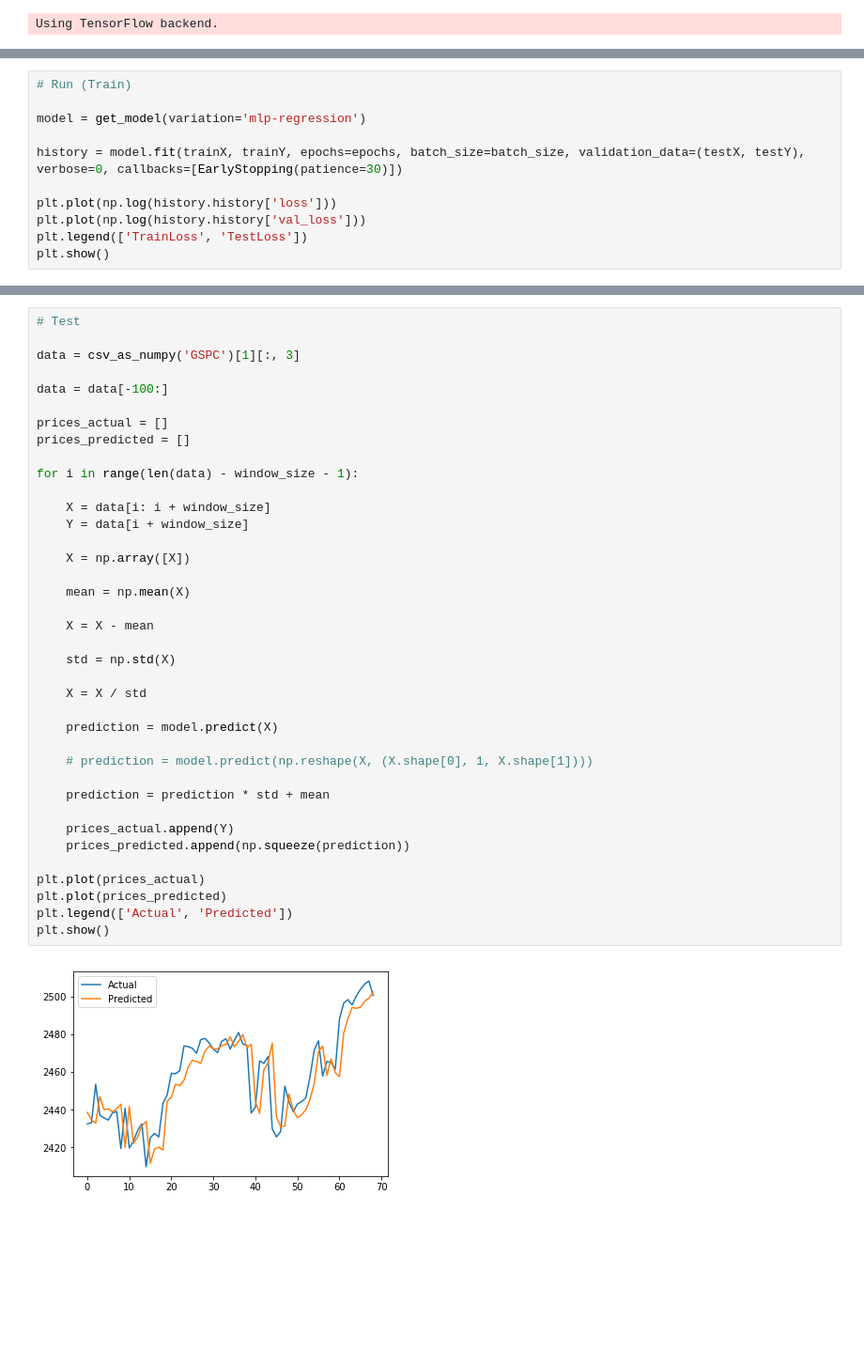
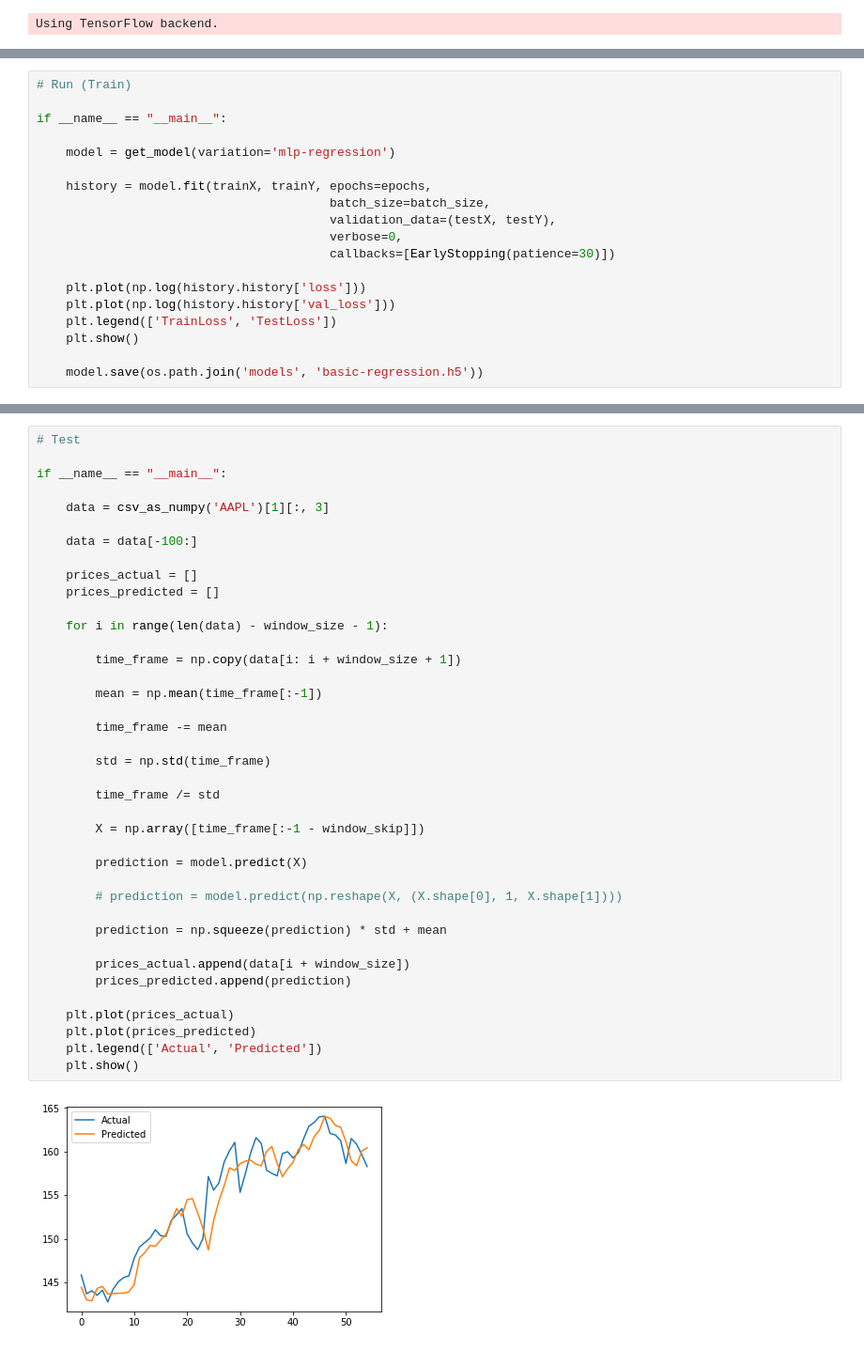
Before and after one commit to sshh12/StockMarketML, a Jupyter notebook: BasicPredictionRegression.ipynb, the cells around one changed output, grey strips where cells are left out. Shown at 94% size. Saved outputs shown, nothing was run; the diff lists cells and outputs as text; blank space fills up the shorter version.

```diff
--- a/BasicPredictionRegression.ipynb
+++ b/BasicPredictionRegression.ipynb
@@ -97,12 +100,20 @@ print(trainX.shape, trainY.shape)
 # %%
 # Run (Train)
 
-model = get_model(variation='mlp-regression')
+if __name__ == "__main__":
 
-history = model.fit(trainX, trainY, epochs=epochs, batch_size=batch_size, validation_data=(testX, testY), verbose=0, callbacks=[EarlyStopping(patience=30)])
+    model = get_model(variation='mlp-regression')
 
-plt.plot(np.log(history.history['loss']))
-plt.plot(np.log(history.history['val_loss']))
-plt.legend(['TrainLoss', 'TestLoss'])
-plt.show()
+    history = model.fit(trainX, trainY, epochs=epochs,
+                                        batch_size=batch_size,
+                                        validation_data=(testX, testY),
+                                        verbose=0,
+                                        callbacks=[EarlyStopping(patience=30)])
+
+    plt.plot(np.log(history.history['loss']))
+    plt.plot(np.log(history.history['val_loss']))
+    plt.legend(['TrainLoss', 'TestLoss'])
+    plt.show()
+
+    model.save(os.path.join('models', 'basic-regression.h5'))
 # %% [output]
@@ -110,40 +121,41 @@ plt.show()
 # %%
 # Test
 
-data = csv_as_numpy('GSPC')[1][:, 3]
+if __name__ == "__main__":
 
-data = data[-100:]
+    data = csv_as_numpy('AAPL')[1][:, 3]
 
-prices_actual = []
-prices_predicted = []
+    data = data[-100:]
 
-for i in range(len(data) - window_size - 1):
+    prices_actual = []
+    prices_predicted = []
 
-    X = data[i: i + window_size]
-    Y = data[i + window_size]
+    for i in range(len(data) - window_size - 1):
 
-    X = np.array([X])
+        time_frame = np.copy(data[i: i + window_size + 1])
 
-    mean = np.mean(X)
+        mean = np.mean(time_frame[:-1])
 
-    X = X - mean
+        time_frame -= mean
 
-    std = np.std(X)
+        std = np.std(time_frame)
 
-    X = X / std
+        time_frame /= std
 
-    prediction = model.predict(X)
+        X = np.array([time_frame[:-1 - window_skip]])
 
-    # prediction = model.predict(np.reshape(X, (X.shape[0], 1, X.shape[1])))
+        prediction = model.predict(X)
 
-    prediction = prediction * std + mean
+        # prediction = model.predict(np.reshape(X, (X.shape[0], 1, X.shape[1])))
 
-    prices_actual.append(Y)
-    prices_predicted.append(np.squeeze(prediction))
+        prediction = np.squeeze(prediction) * std + mean
 
-plt.plot(prices_actual)
-plt.plot(prices_predicted)
-plt.legend(['Actual', 'Predicted'])
-plt.show()
+        prices_actual.append(data[i + window_size])
+        prices_predicted.append(prediction)
+
+    plt.plot(prices_actual)
+    plt.plot(prices_predicted)
+    plt.legend(['Actual', 'Predicted'])
+    plt.show()
 # %% [output]
-[figure, old version]
+[figure, new version]
```
Also changed, not shown: parts of 5 cells of this notebook, 6 other files.
